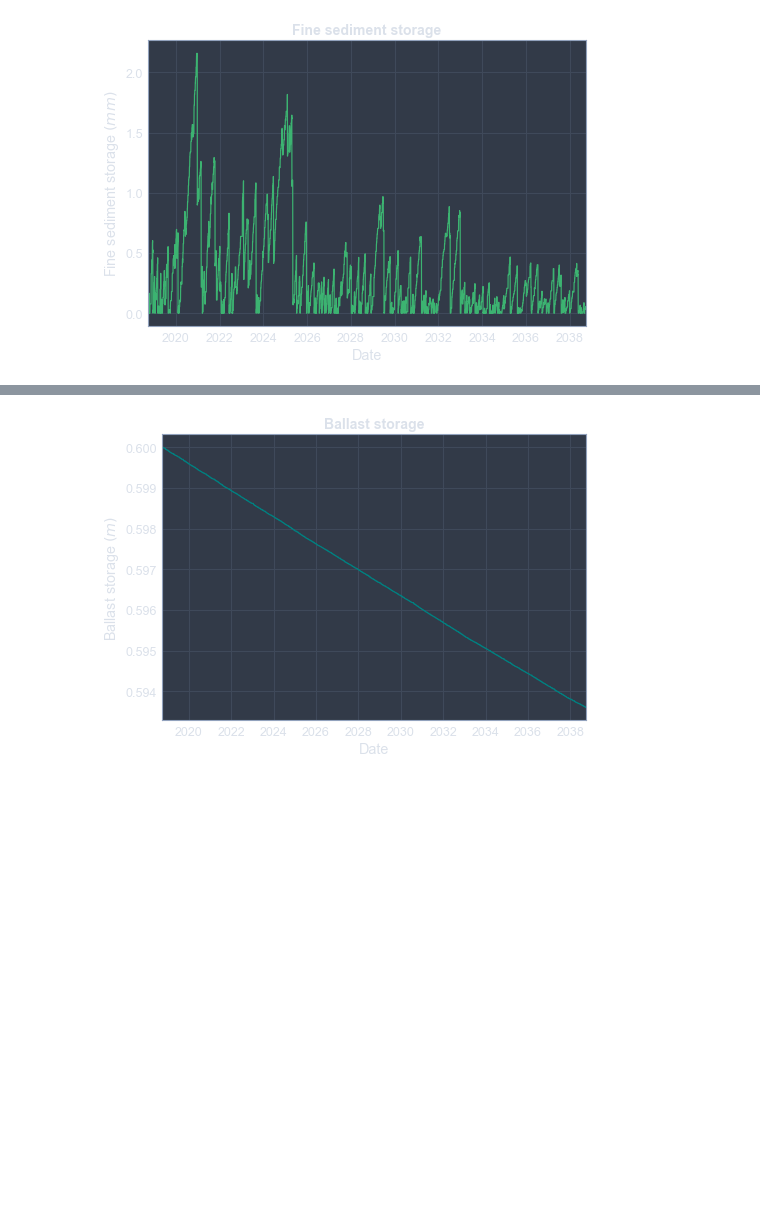
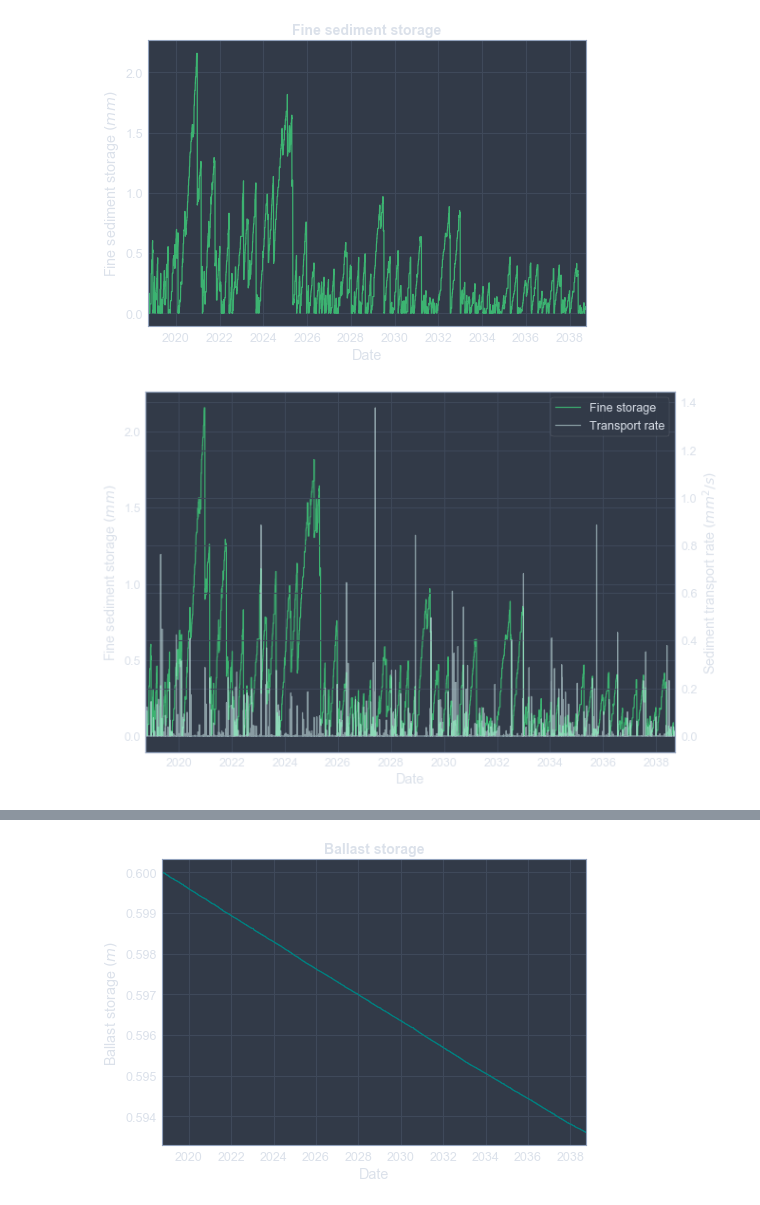
Before and after one commit to adalvis/roads_lumped_model, a Jupyter notebook: lumpedModel/lumpedModel_20191024.ipynb, the cells around one changed output, grey strips where cells are left out. Cells and saved outputs as stored; diff of their text form; code cells hidden in the pictures; blank space fills up the shorter version.

```diff
--- a/lumpedModel/lumpedModel_20191024.ipynb
+++ b/lumpedModel/lumpedModel_20191024.ipynb
@@ -353,6 +336,23 @@ plt.tight_layout()
 plt.show()
 # %% [output]
 [figure]
+# %%
+df3['q_s_mm'] = df3.q_s/1e-6
+
+fig8, ax8 = plt.subplots(figsize=(10,7))
+df4.plot(y='S_f_mm', ax=ax8, color = 'mediumseagreen', legend=False, label='Fine storage')
+ax8.set_xlabel('Date')
+ax8.set_ylabel(r'Fine sediment storage $(mm)$')
+
+ax9 = ax8.twinx()
+df3.plot(y='q_s_mm', ax=ax9, color = 'lightcyan', legend=False, label='Transport rate', alpha=0.5)
+ax9.set_ylabel(r'Sediment transport rate $(mm^2/s)$')
+fig8.legend(loc="upper right", bbox_to_anchor=(1,1), bbox_transform=ax8.transAxes)
+
+#plt.title('Fine sediment storage', fontweight='bold', fontsize=14)
+plt.show()
+# %% [output]
+[figure, added]
 # %%
 df5 = df_storage.resample('H').mean().fillna(method='ffill')
 df5['hour'] = np.arange(0, len(df5), 1)
```
Also changed, not shown: parts of 3 cells of this notebook.
